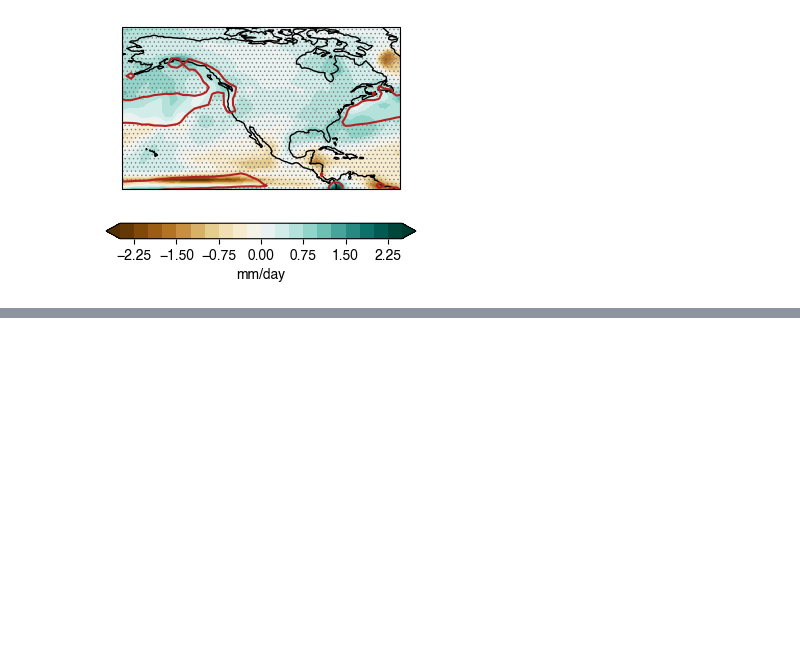
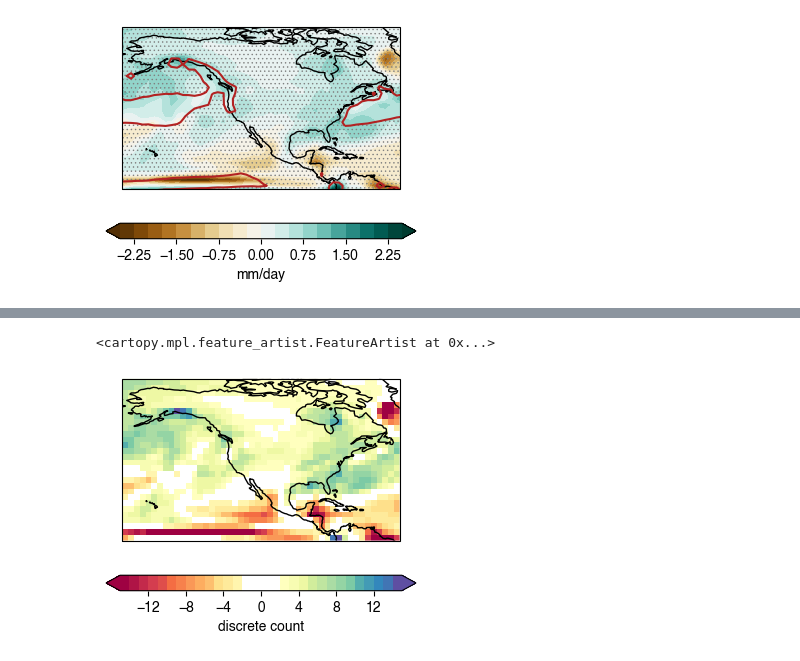
Before and after one commit to bairdlangenbrunner/climate-mapping, a Jupyter notebook: maloney2014-figures/notebooks/plots-for-Jibin.ipynb, the cells around one changed output, grey strips where cells are left out. Drawn from its saved outputs; the diff is of its cells as text; code cells hidden in the pictures; blank space fills up the shorter version.

Commit message:
add second figure code

```diff
--- a/maloney2014-figures/notebooks/plots-for-Jibin.ipynb
+++ b/maloney2014-figures/notebooks/plots-for-Jibin.ipynb
@@ -118,0 +131,40 @@ mp.savefig('example-contour-plot.png', bbox_inches='tight', dpi=600)
+# %%
+# create the discrete colorbar
+bounds = numpy.arange(-15, 15.1, 1)
+
+cmap = mp.cm.Spectral  # define the colormap
+# extract all colors from the cmap
+cmap_list = [cmap(i) for i in numpy.linspace(0,1,bounds.size)]
+
+# deliberately insert some middle values that are white
+# change 5 to higher or lower to modify this
+for val in range(5):
+    cmap_list.insert(bounds.size//2+val, [1,1,1,1])
+
+# create the new map
+discrete_cmap = matplotlib.colors.LinearSegmentedColormap.from_list('Custom cmap', cmap_list, cmap_list.__len__())
+
+# define the bins and normalize
+norm = matplotlib.colors.BoundaryNorm(bounds, discrete_cmap.N)
+# %%
+map_crs = cartopy.crs.PlateCarree()
+data_crs = cartopy.crs.PlateCarree()
+
+fig = mp.figure(figsize=(8,3))
+
+ax = fig.add_subplot(111, projection=map_crs)
+ax.set_extent([-170, -50, 5, 75], crs=cartopy.crs.PlateCarree())
+
+contour_plot = ax.pcolormesh(model_precip_diff['lon'].values,
+                           model_precip_diff['lat'].values,
+                           model_precip_diff['pr'].values*10,
+                           cmap=discrete_cmap,
+                           norm=norm,
+                           transform=data_crs)
+
+mp.colorbar(contour_plot, location='bottom', label='discrete count', shrink=0.5, extend='both')
+
+ax.coastlines()
+# %% [output]
+<cartopy.mpl.feature_artist.FeatureArtist at 0x...>
+[figure, added]
```
Also changed, not shown: parts of 2 cells of this notebook.
